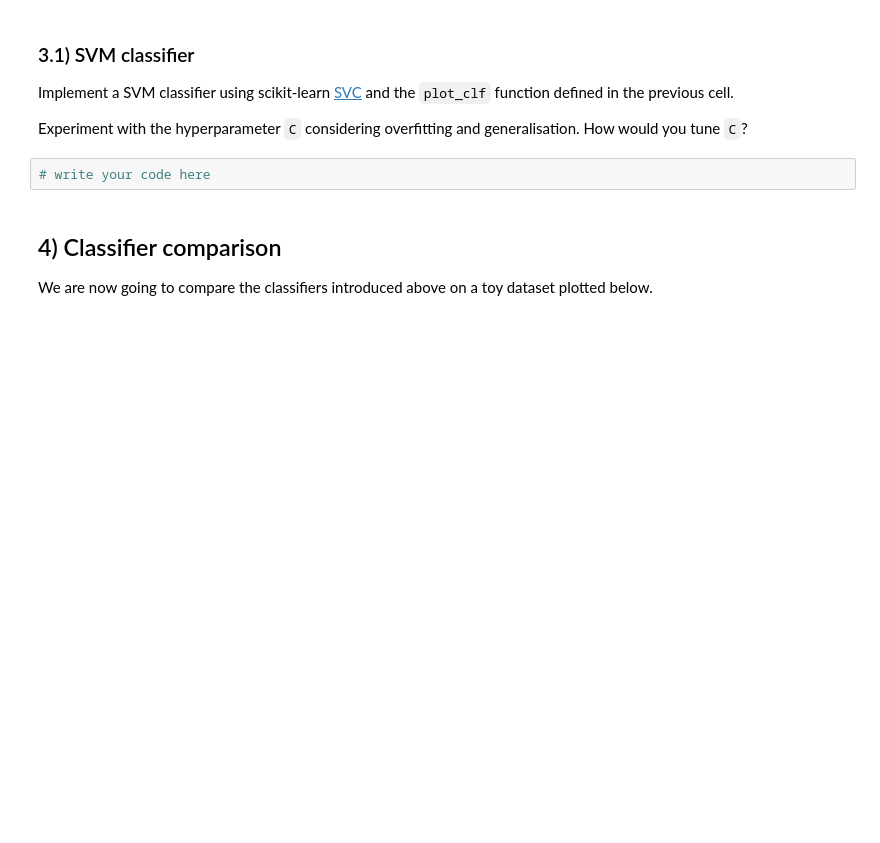
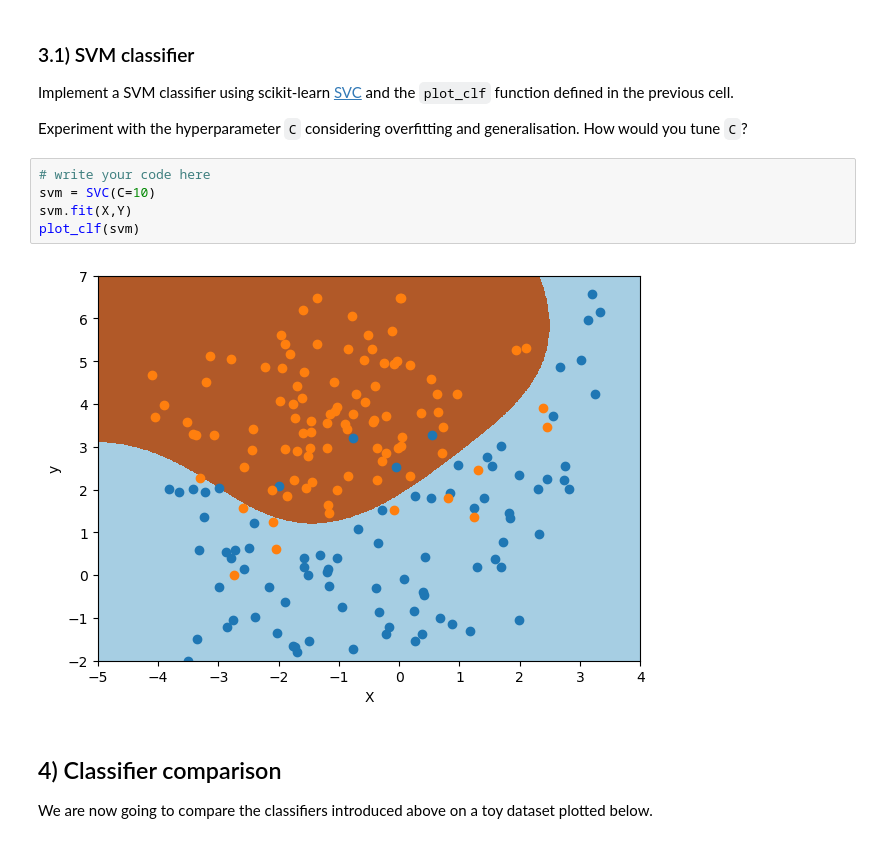
Before and after one commit to wtripp180901/ml_lab_sheets, a Jupyter notebook: lab2/lab2-linear_models_neural_nets_SVM.ipynb, the cells around one changed output. Saved outputs shown, nothing was run; the diff lists cells and outputs as text; blank space fills up the shorter version.

```diff
--- a/lab2/lab2-linear_models_neural_nets_SVM.ipynb
+++ b/lab2/lab2-linear_models_neural_nets_SVM.ipynb
@@ -462,6 +485,11 @@ Implement a SVM classifier using scikit-learn [SVC](https://scikit-learn.org/sta
 Experiment with the hyperparameter `C` considering overfitting and generalisation. How would you tune `C`?
 # %%
 # write your code here
+svm = SVC(C=10)
+svm.fit(X,Y)
+plot_clf(svm)
+# %% [output]
+[figure, added]
 # %% [markdown]
 ## 4) Classifier comparison
 We are now going to compare the classifiers introduced above on a toy dataset plotted below.
```
Also changed, not shown: parts of 10 cells of this notebook.
